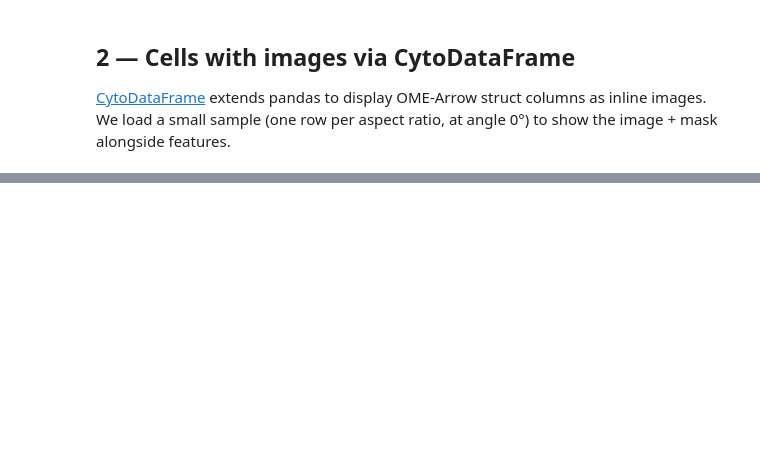
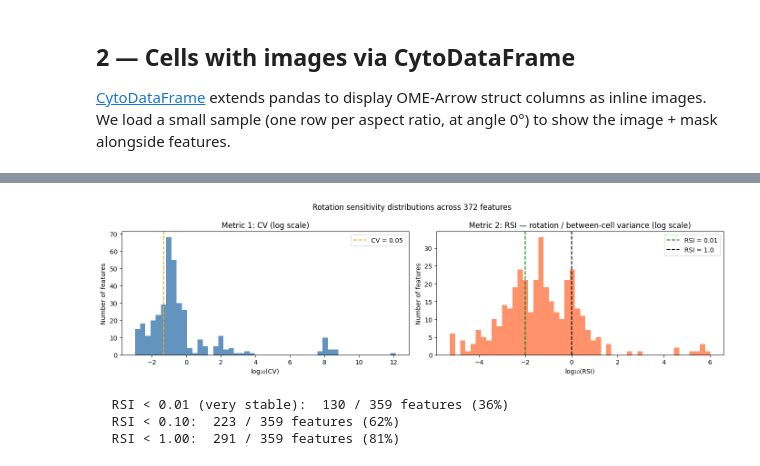
Before and after one commit to gwaybio/cellgenerator, a Jupyter notebook: analysis/analyze_rotation_sweep.ipynb, the cells around one changed output, grey strips where cells are left out. Drawn from its saved outputs; the diff is of its cells as text; code cells hidden in the pictures; blank space fills up the shorter version.

```diff
--- a/analysis/analyze_rotation_sweep.ipynb
+++ b/analysis/analyze_rotation_sweep.ipynb
@@ -244,0 +265,16 @@ print(f"Features with CV < 0.05 (essentially rotation-stable): {n_stable}/{len(m
+# %%
+# --- Metric 2: Rotation Sensitivity Index (RSI) ---
+# Within-cell variance: for each cell, variance of feature across 72 angles
+within_var = grp.var().mean()   # mean over cells → Series indexed by feature
+
+# Between-cell variance: variance of feature across all 1,600 cells at angle=0
+at_zero_feats = df[df["angle_deg"] == 0.0][feature_cols]
+between_var   = at_zero_feats.var()
+
+rsi = within_var / between_var.replace(0, np.nan)
+
+print("RSI — top 10 most sensitive (rotation variance / between-cell variance):")
+print(rsi.sort_values(ascending=False).head(10).to_string())
+print()
+print("RSI — top 10 most stable:")
+print(rsi.sort_values(ascending=True).head(10).to_string())
@@ -244,0 +299,34 @@ print(f"Features with CV < 0.05 (essentially rotation-stable): {n_stable}/{len(m
+# %%
+# Side-by-side distribution of both metrics (log scale, excluding NaN / constant features)
+fig, axes = plt.subplots(1, 2, figsize=(14, 4))
+
+cv_plot  = np.log10(mean_cv.replace(0, np.nan).dropna().clip(lower=1e-6))
+rsi_plot = np.log10(rsi.replace(0, np.nan).dropna().clip(lower=1e-6))
+
+axes[0].hist(cv_plot,  bins=50, color="steelblue", edgecolor="none", alpha=0.85)
+axes[0].axvline(np.log10(0.05), color="orange", linestyle="--", label="CV = 0.05")
+axes[0].set_xlabel("log₁₀(CV)")
+axes[0].set_ylabel("Number of features")
+axes[0].set_title("Metric 1: CV (log scale)")
+axes[0].legend()
+
+axes[1].hist(rsi_plot, bins=50, color="coral",     edgecolor="none", alpha=0.85)
+axes[1].axvline(np.log10(0.01), color="green",  linestyle="--", label="RSI = 0.01")
+axes[1].axvline(0,              color="black",  linestyle="--", label="RSI = 1.0")
+axes[1].set_xlabel("log₁₀(RSI)")
+axes[1].set_ylabel("Number of features")
+axes[1].set_title("Metric 2: RSI — rotation / between-cell variance (log scale)")
+axes[1].legend()
+
+plt.suptitle("Rotation sensitivity distributions across 372 features", fontsize=12)
+plt.tight_layout()
+plt.show()
+
+for thresh, label in [(0.01, "RSI < 0.01 (very stable)"), (0.1, "RSI < 0.10"), (1.0, "RSI < 1.00")]:
+    n = (rsi < thresh).sum()
+    print(f"  {label}: {n:>4} / {rsi.notna().sum()} features ({100*n/rsi.notna().sum():.0f}%)")
+# %% [output]
+[figure, added]
+  RSI < 0.01 (very stable):  130 / 359 features (36%)
+  RSI < 0.10:  223 / 359 features (62%)
+  RSI < 1.00:  291 / 359 features (81%)
```
Also changed, not shown: parts of 19 cells of this notebook.
